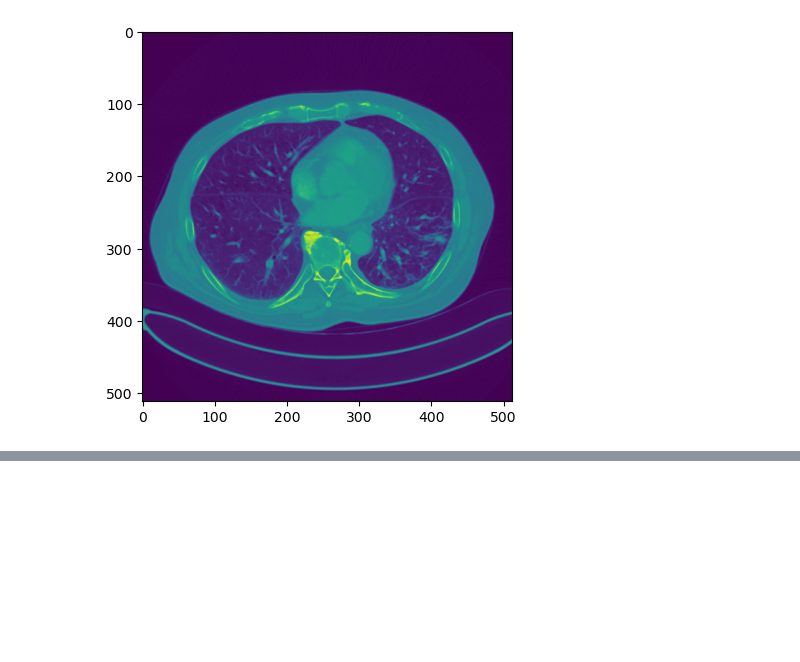
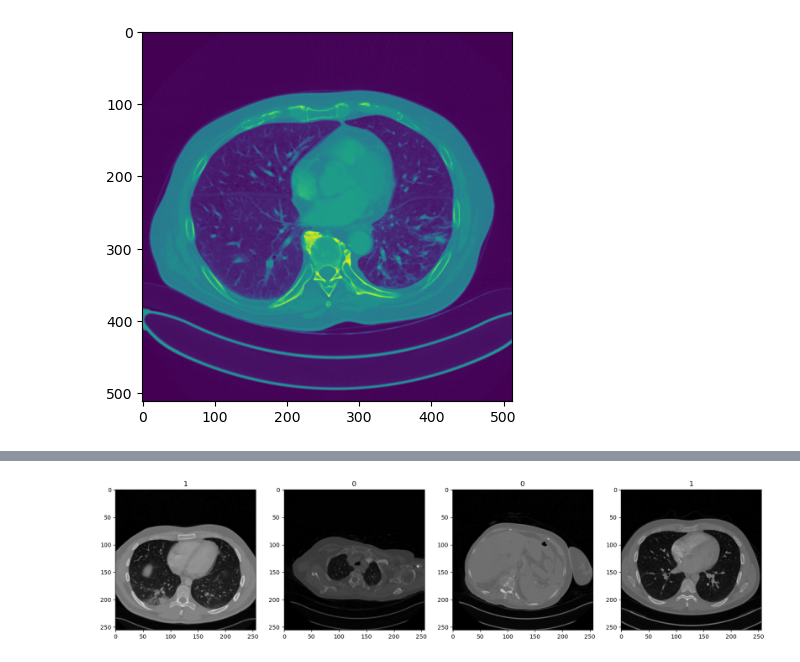
Before and after one commit to Caroline-Mwangi/Automate-PE-Detection-CNN, a Jupyter notebook: AUTOMATED PE DETECTION.ipynb, the cells around one changed output, grey strips where cells are left out. Cells and saved outputs as stored; diff of their text form; code cells hidden in the pictures; blank space fills up the shorter version.

```diff
--- a/AUTOMATED PE DETECTION.ipynb
+++ b/AUTOMATED PE DETECTION.ipynb
@@ -138,0 +160,7 @@ for name in valid_no_pe_names:
+# %%
+fig, ax = plt.subplots(ncols=4, figsize=(20,20))
+for idx, img in enumerate(batch_v[0][:4]):
+    ax[idx].imshow(img.astype(int))
+    ax[idx].title.set_text(batch_v[1][idx])
+# %% [output]
+[figure, added]
```
Also changed, not shown: parts of 23 cells of this notebook.
